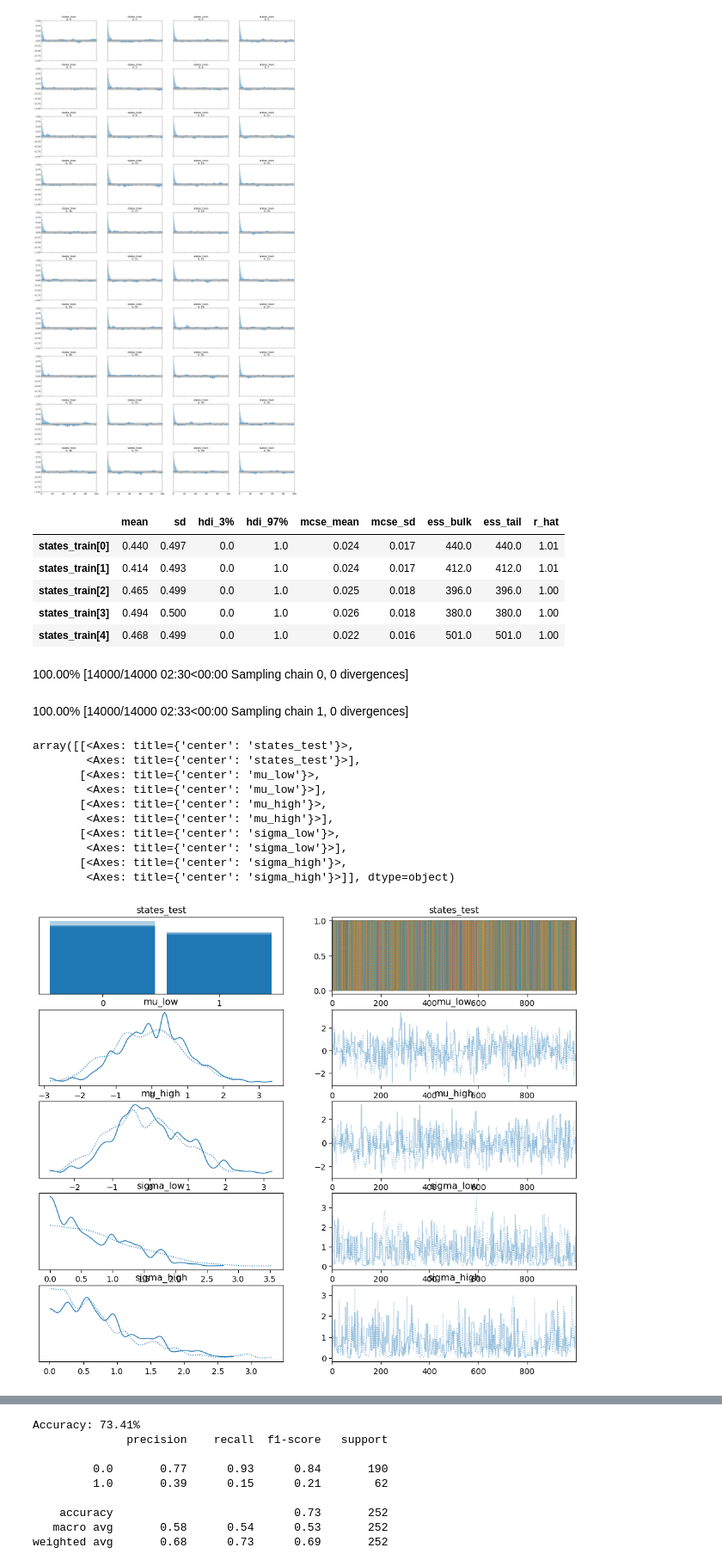
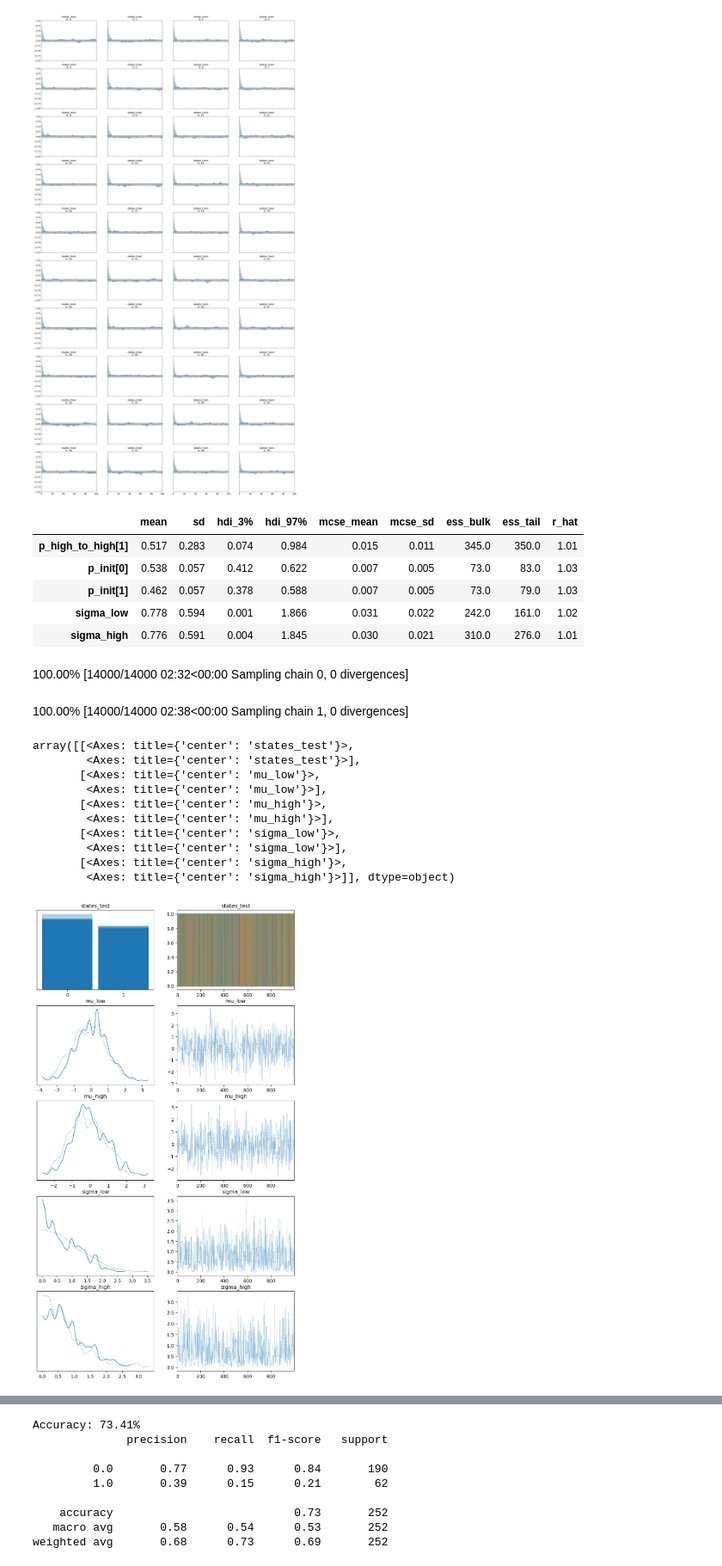
Before and after one commit to kenl8/kenl8, a Jupyter notebook: capstone_project_group4521.ipynb, the cells around one changed output, grey strips where cells are left out. Shown at 86% size. Cells and saved outputs as stored; diff of their text form; code cells hidden in the pictures.

```diff
--- a/capstone_project_group4521.ipynb
+++ b/capstone_project_group4521.ipynb
@@ -565,14 +565,14 @@ array([[<Axes: title={'center': 'states_train\n0, 0'}>,
 # %%
 # Summary of the train set
 
-pm.summary(trace_hmsm).head()
+pm.summary(trace_hmsm).tail()
 # %% [output]
 |  | mean | sd | hdi_3% | hdi_97% | mcse_mean | mcse_sd | ess_bulk | ess_tail | r_hat |
-| states_train[0] | 0.440 | 0.497 | 0.0 | 1.0 | 0.024 | 0.017 | 440.0 | 440.0 | 1.01 |
-| states_train[1] | 0.414 | 0.493 | 0.0 | 1.0 | 0.024 | 0.017 | 412.0 | 412.0 | 1.01 |
-| states_train[2] | 0.465 | 0.499 | 0.0 | 1.0 | 0.025 | 0.018 | 396.0 | 396.0 | 1.00 |
-| states_train[3] | 0.494 | 0.500 | 0.0 | 1.0 | 0.026 | 0.018 | 380.0 | 380.0 | 1.00 |
-| states_train[4] | 0.468 | 0.499 | 0.0 | 1.0 | 0.022 | 0.016 | 501.0 | 501.0 | 1.00 |
+| p_high_to_high[1] | 0.517 | 0.283 | 0.074 | 0.984 | 0.015 | 0.011 | 345.0 | 350.0 | 1.01 |
+| p_init[0] | 0.538 | 0.057 | 0.412 | 0.622 | 0.007 | 0.005 | 73.0 | 83.0 | 1.03 |
+| p_init[1] | 0.462 | 0.057 | 0.378 | 0.588 | 0.007 | 0.005 | 73.0 | 79.0 | 1.03 |
+| sigma_low | 0.778 | 0.594 | 0.001 | 1.866 | 0.031 | 0.022 | 242.0 | 161.0 | 1.02 |
+| sigma_high | 0.776 | 0.591 | 0.004 | 1.845 | 0.030 | 0.021 | 310.0 | 276.0 | 1.01 |
 # %%
 # Extract the mean values for initial state probabilities
 p_init_mean = np.mean(trace_hmsm.posterior.p_init.values, axis=(0, 1))
@@ -588,35 +588,35 @@ with pm.Model() as model_inference:
     states_test = pm.Categorical('states_test', p=p_init_tensor, shape=len(X_test))
 
     obs_low_test_values = np.ma.masked_array(X_test['Volatility'].values, mask=(states_test != 0))
     obs_high_test_values = np.ma.masked_array(X_test['Volatility'].values, mask=(states_test != 1))
 
     # Define separate distributions for each state
     mu_low = pm.Normal('mu_low', mu=0, sigma=1)
     sigma_low = pm.HalfNormal('sigma_low', sigma=1)
 
     mu_high = pm.Normal('mu_high', mu=0, sigma=1)
     sigma_high = pm.HalfNormal('sigma_high', sigma=1)
 
     obs_low_test = pm.Normal('obs_low_test', mu=mu_low, sigma=sigma_low, observed=obs_low_test_values)
     obs_high_test = pm.Normal('obs_high_test', mu=mu_high, sigma=sigma_high, observed=obs_high_test_values)
 
    # Sample from the model for the testing set
     trace_test =  pm.sample(1000, tune=13000, step=pm.Metropolis(), cores=1)
 
 # Plot the test set
-pm.plot_trace(trace_test)
+pm.plot_trace(trace_test, figsize=(10, 18))
 # %% [output]
-100.00% [14000/14000 02:30<00:00 Sampling chain 0, 0 divergences]
+100.00% [14000/14000 02:32<00:00 Sampling chain 0, 0 divergences]
-100.00% [14000/14000 02:33<00:00 Sampling chain 1, 0 divergences]
+100.00% [14000/14000 02:38<00:00 Sampling chain 1, 0 divergences]
 array([[<Axes: title={'center': 'states_test'}>,
         <Axes: title={'center': 'states_test'}>],
        [<Axes: title={'center': 'mu_low'}>,
         <Axes: title={'center': 'mu_low'}>],
        [<Axes: title={'center': 'mu_high'}>,
         <Axes: title={'center': 'mu_high'}>],
        [<Axes: title={'center': 'sigma_low'}>,
         <Axes: title={'center': 'sigma_low'}>],
        [<Axes: title={'center': 'sigma_high'}>,
         <Axes: title={'center': 'sigma_high'}>]], dtype=object)
-[figure, old version]
+[figure, new version]
 # %%
```
Also changed, not shown: parts of 5 cells of this notebook.
